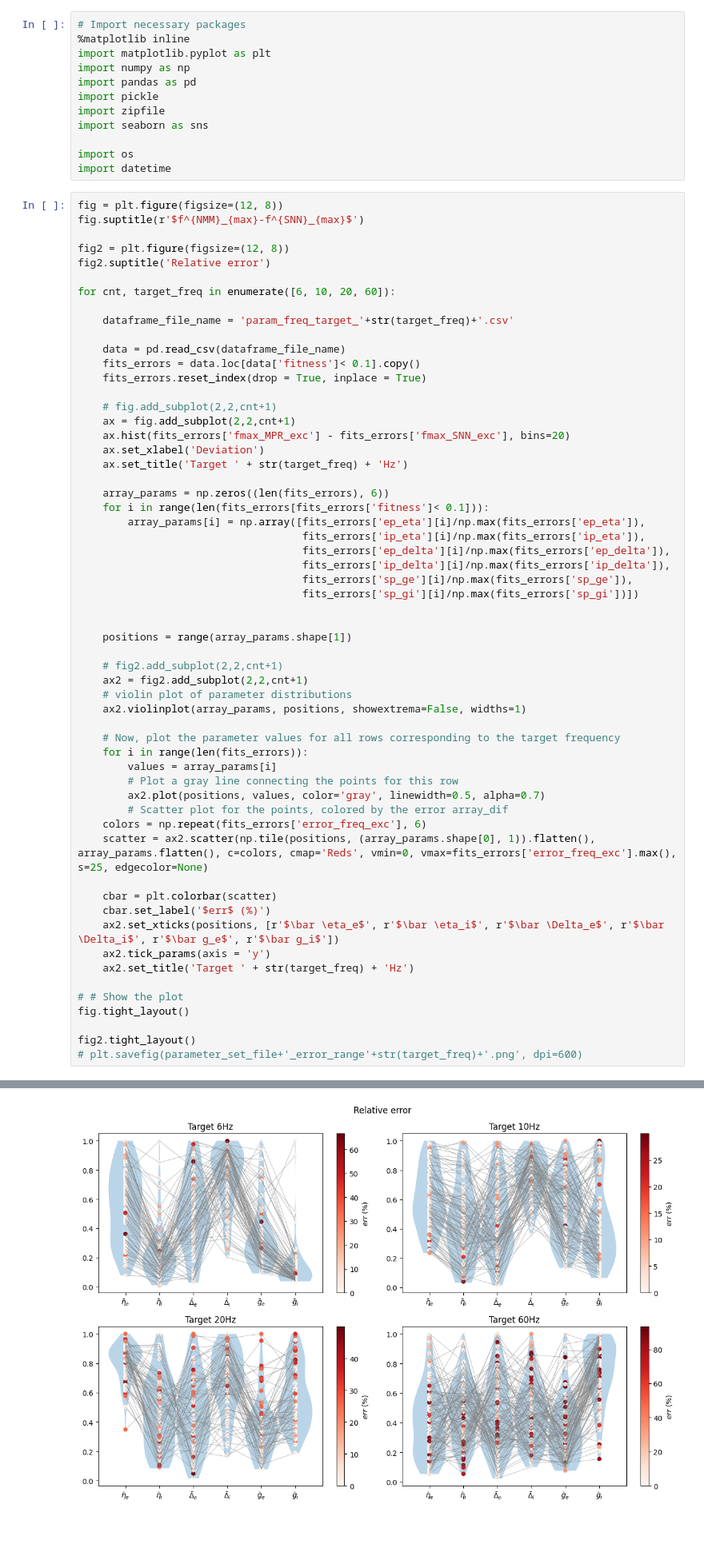
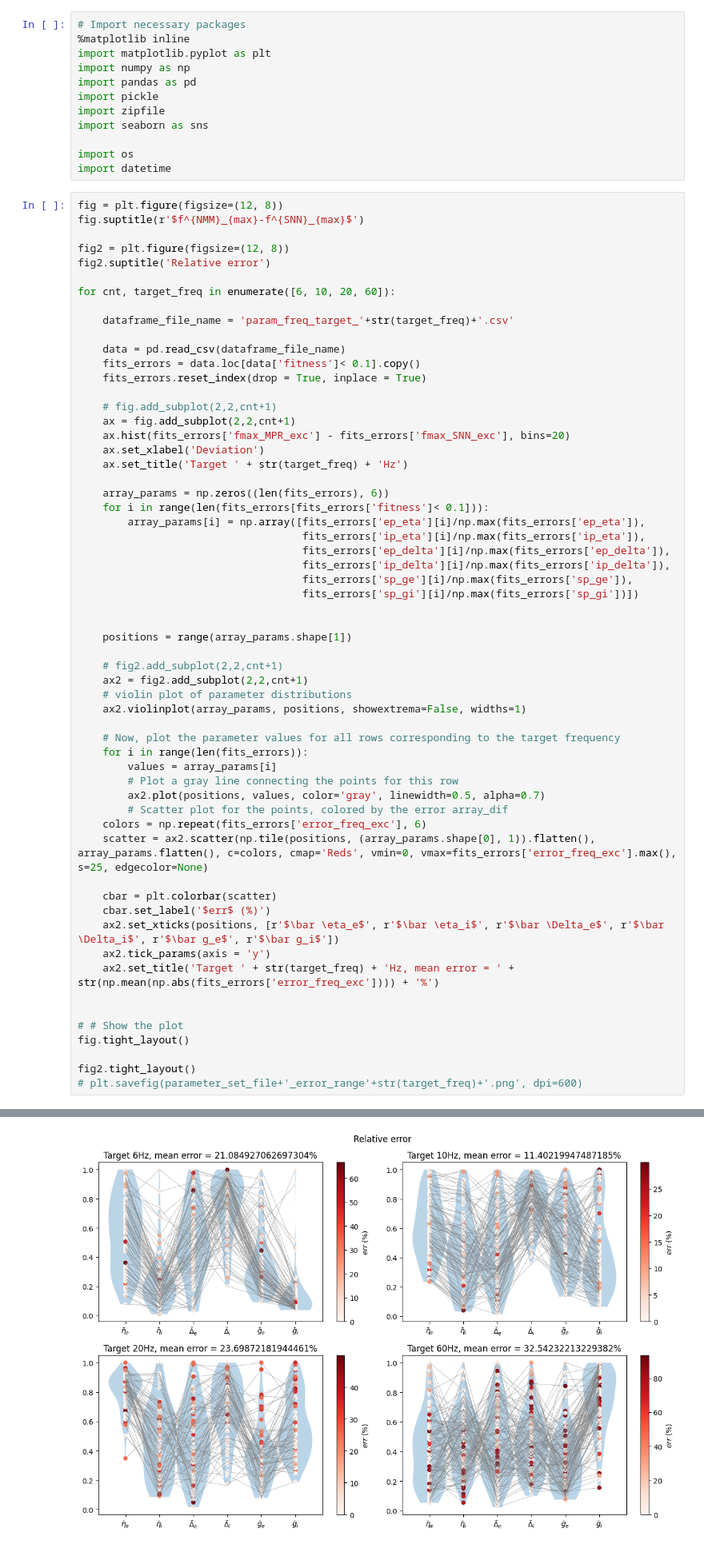
Before and after one commit to rosagross/mpr-oscillations-snn, a Jupyter notebook: Module_2.5_SNN-MPR_Comparison_visulalisation.ipynb, the cells around one changed output, grey strips where cells are left out. Shown at 80% size. Saved outputs shown, nothing was run; the diff lists cells and outputs as text.

```diff
--- a/Module_2.5_SNN-MPR_Comparison_visulalisation.ipynb
+++ b/Module_2.5_SNN-MPR_Comparison_visulalisation.ipynb
@@ -56,32 +56,33 @@ for cnt, target_freq in enumerate([6, 10, 20, 60]):
 
 
     positions = range(array_params.shape[1])
 
     # fig2.add_subplot(2,2,cnt+1)
     ax2 = fig2.add_subplot(2,2,cnt+1)
     # violin plot of parameter distributions
     ax2.violinplot(array_params, positions, showextrema=False, widths=1)
 
     # Now, plot the parameter values for all rows corresponding to the target frequency
     for i in range(len(fits_errors)):
         values = array_params[i]
         # Plot a gray line connecting the points for this row
         ax2.plot(positions, values, color='gray', linewidth=0.5, alpha=0.7)
         # Scatter plot for the points, colored by the error array_dif
     colors = np.repeat(fits_errors['error_freq_exc'], 6)
     scatter = ax2.scatter(np.tile(positions, (array_params.shape[0], 1)).flatten(), array_params.flatten(), c=colors, cmap='Reds', vmin=0, vmax=fits_errors['error_freq_exc'].max(), s=25, edgecolor=None)
 
     cbar = plt.colorbar(scatter)
     cbar.set_label('$err$ (%)')
     ax2.set_xticks(positions, [r'$\bar \eta_e$', r'$\bar \eta_i$', r'$\bar \Delta_e$', r'$\bar \Delta_i$', r'$\bar g_e$', r'$\bar g_i$'])
     ax2.tick_params(axis = 'y')
-    ax2.set_title('Target ' + str(target_freq) + 'Hz')
+    ax2.set_title('Target ' + str(target_freq) + 'Hz, mean error = ' + str(np.mean(np.abs(fits_errors['error_freq_exc']))) + '%')
+
 
 # # Show the plot
 fig.tight_layout()
 
 fig2.tight_layout()
 # plt.savefig(parameter_set_file+'_error_range'+str(target_freq)+'.png', dpi=600)
 # %% [output]
 [figure]
-[figure, old version]
+[figure, new version]
```
Also changed, not shown: parts of 1 cell of this notebook, 36 other files.
